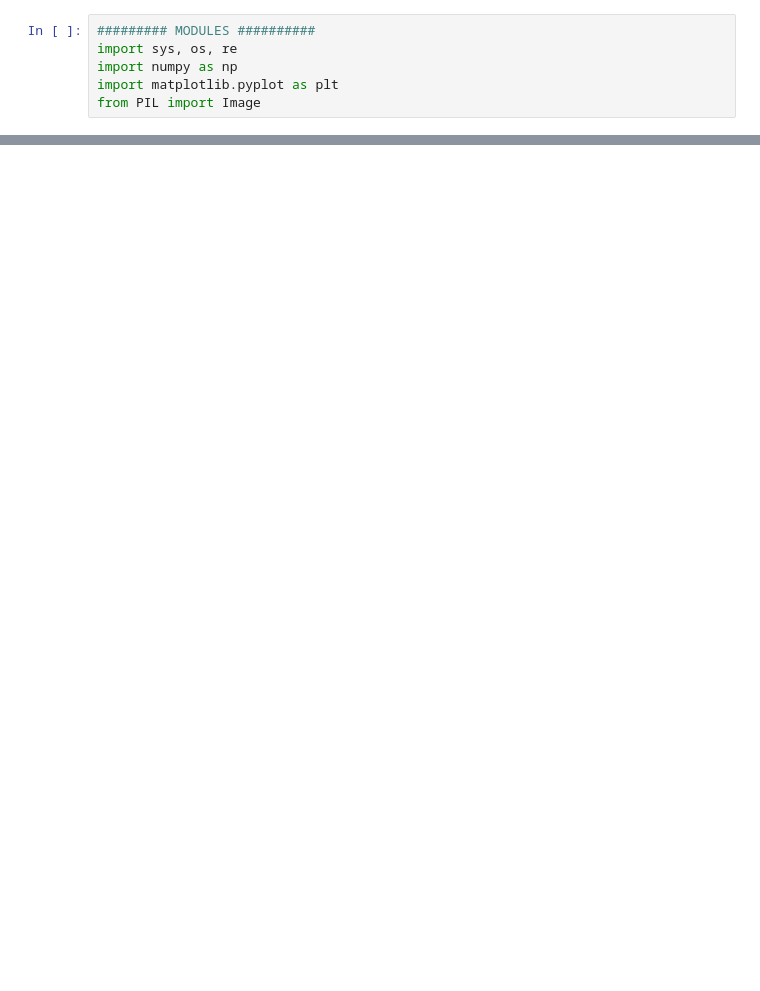
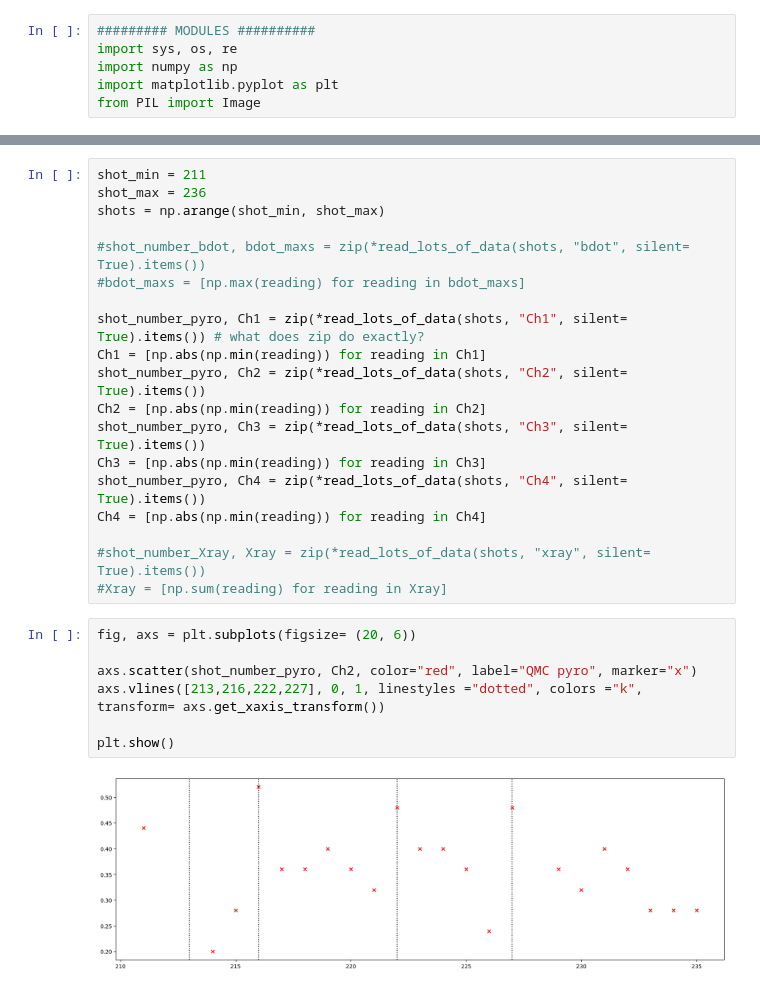
Before and after one commit to Jammi-Dodgers/celia_analysis, a Jupyter notebook: CELIA_ANALYSIS.ipynb, the cells around one changed output, grey strips where cells are left out. Saved outputs shown, nothing was run; the diff lists cells and outputs as text; blank space fills up the shorter version.

```diff
--- a/CELIA_ANALYSIS.ipynb
+++ b/CELIA_ANALYSIS.ipynb
@@ -520,0 +164,28 @@ plt.legend()
+# %%
+shot_min = 211
+shot_max = 236
+shots = np.arange(shot_min, shot_max)
+
+#shot_number_bdot, bdot_maxs = zip(*read_lots_of_data(shots, "bdot", silent= True).items())
+#bdot_maxs = [np.max(reading) for reading in bdot_maxs]
+
+shot_number_pyro, Ch1 = zip(*read_lots_of_data(shots, "Ch1", silent= True).items()) # what does zip do exactly?
+Ch1 = [np.abs(np.min(reading)) for reading in Ch1]
+shot_number_pyro, Ch2 = zip(*read_lots_of_data(shots, "Ch2", silent= True).items())
+Ch2 = [np.abs(np.min(reading)) for reading in Ch2]
+shot_number_pyro, Ch3 = zip(*read_lots_of_data(shots, "Ch3", silent= True).items())
+Ch3 = [np.abs(np.min(reading)) for reading in Ch3]
+shot_number_pyro, Ch4 = zip(*read_lots_of_data(shots, "Ch4", silent= True).items())
+Ch4 = [np.abs(np.min(reading)) for reading in Ch4]
+
+#shot_number_Xray, Xray = zip(*read_lots_of_data(shots, "xray", silent= True).items())
+#Xray = [np.sum(reading) for reading in Xray]
+# %%
+fig, axs = plt.subplots(figsize= (20, 6))
+
+axs.scatter(shot_number_pyro, Ch2, color="red", label="QMC pyro", marker="x")
+axs.vlines([213,216,222,227], 0, 1, linestyles ="dotted", colors ="k", transform= axs.get_xaxis_transform())
+
+plt.show()
+# %% [output]
+[figure, added]
```
Also changed, not shown: parts of 39 cells of this notebook, 1 other file.
